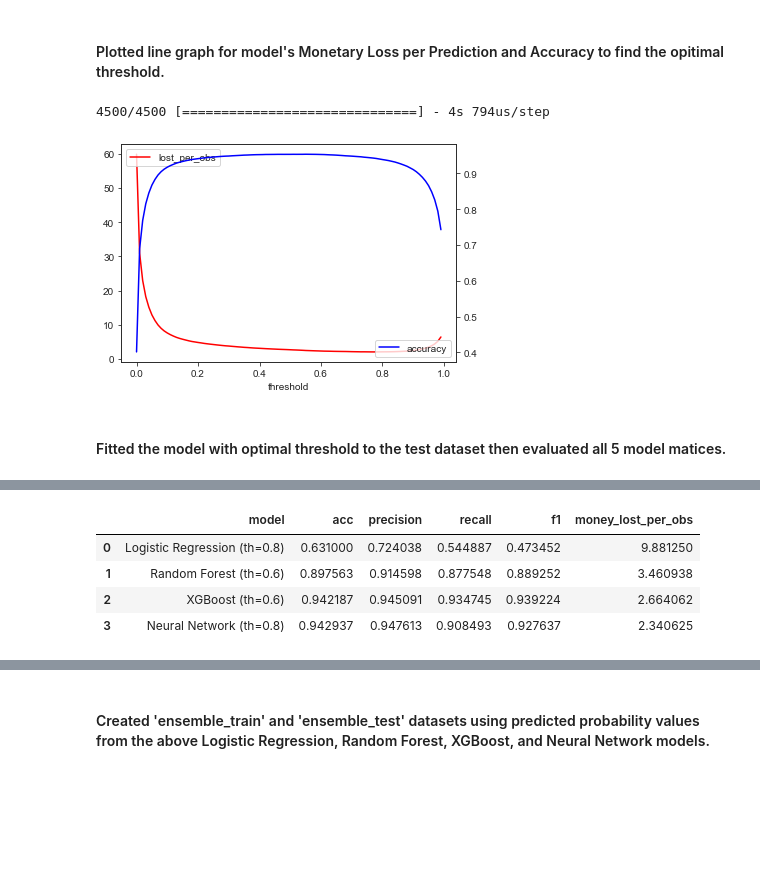
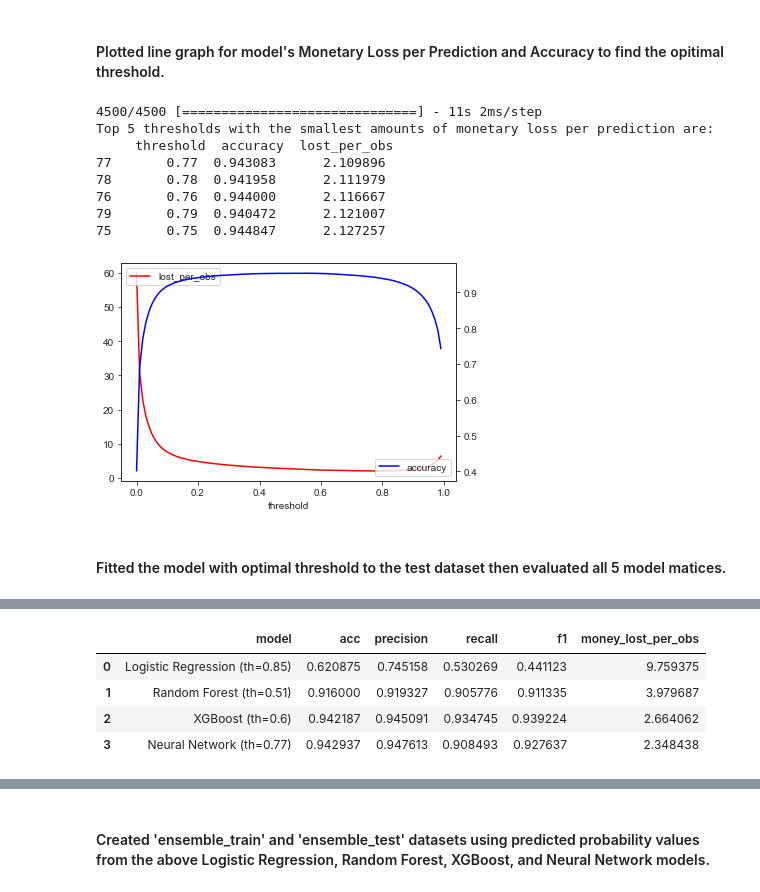
Before and after one commit to JosephLazarus/QTW, a Jupyter notebook: Case Study 7/CaseStudy7_Final.ipynb, the cells around one changed output, grey strips where cells are left out. Cells and saved outputs as stored; diff of their text form; code cells hidden in the pictures; blank space fills up the shorter version.

```diff
--- a/Case Study 7/CaseStudy7_Final.ipynb
+++ b/Case Study 7/CaseStudy7_Final.ipynb
@@ -54,8 +54,8 @@ The objective for this case study is to build a classification model for an anon
 # Save the file locally and read in using the file's path
 
 # path = "./final_project(5).csv"
-# path = '/Users/puri/DataScience@SMU/10.DS7333 QTW/final_project(5).csv'
-path = 'C:/Users/puri.rudick/Downloads/final_project(5).csv'
+path = '/Users/puri/DataScience@SMU/10.DS7333 QTW/final_project(5).csv'
+# path = 'C:/Users/puri.rudick/Downloads/final_project(5).csv'
 
 df = pd.read_csv(path)
 
@@ -533,7 +542,7 @@ threshold_plot(y_train, y_model_pred)
 # %%
 y_true, y_pred = y_test, lr_model.predict_proba(X_test_)[:,1]
 
-threshold = 0.8
+threshold = 0.85
 y_pred = [int(p >= threshold) for p in y_pred]
 report = classification_report(y_true, y_pred, output_dict=True)
 
@@ -620,7 +636,7 @@ threshold_plot(y_train, y_model_pred)
 # %%
 y_true, y_pred = y_test, rf_model.predict_proba(X_test_)[:,1]
 
-threshold = 0.6
+threshold = 0.51
 y_pred = [int(p >= threshold) for p in y_pred]
 report = classification_report(y_true, y_pred, output_dict=True)
 
@@ -835,14 +858,21 @@ nn.fit(X_train_, y_train, verbose=0)
 y_train, y_model_pred = y_train, nn.predict(X_train_)
 threshold_plot(y_train, y_model_pred)
 # %% [output]
-4500/4500 [==============================] - 4s 794us/step
+4500/4500 [==============================] - 11s 2ms/step
+Top 5 thresholds with the smallest amounts of monetary loss per prediction are:
+     threshold  accuracy  lost_per_obs
+77       0.77  0.943083      2.109896
+78       0.78  0.941958      2.111979
+76       0.76  0.944000      2.116667
+79       0.79  0.940472      2.121007
+75       0.75  0.944847      2.127257
 [figure]
 # %% [markdown]
 #### Fitted the model with optimal threshold to the test dataset then evaluated all 5 model matices.
 # %%
 y_true, y_pred = y_test, nn.predict(X_test_)
 
-threshold = 0.8
+threshold = 0.77
 y_pred = [int(p >= threshold) for p in y_pred]
 report = classification_report(y_true, y_pred, output_dict=True)
 
@@ -856,8 +886,8 @@ test_matrices
 |  | model | acc | precision | recall | f1 | money_lost_per_obs |
-| 0 | Logistic Regression (th=0.8) | 0.631000 | 0.724038 | 0.544887 | 0.473452 | 9.881250 |
-| 1 | Random Forest (th=0.6) | 0.897563 | 0.914598 | 0.877548 | 0.889252 | 3.460938 |
+| 0 | Logistic Regression (th=0.85) | 0.620875 | 0.745158 | 0.530269 | 0.441123 | 9.759375 |
+| 1 | Random Forest (th=0.51) | 0.916000 | 0.919327 | 0.905776 | 0.911335 | 3.979687 |
 | 2 | XGBoost (th=0.6) | 0.942187 | 0.945091 | 0.934745 | 0.939224 | 2.664062 |
-| 3 | Neural Network (th=0.8) | 0.942937 | 0.947613 | 0.908493 | 0.927637 | 2.340625 |
+| 3 | Neural Network (th=0.77) | 0.942937 | 0.947613 | 0.908493 | 0.927637 | 2.348438 |
 # %% [markdown]
 ---
 <img src="https://miro.medium.com/max/1400/1*22Ukd9hgt1rOV6k0RXwOBA.png" style="float: right" width="500"/>
```
Also changed, not shown: parts of 26 cells of this notebook.
